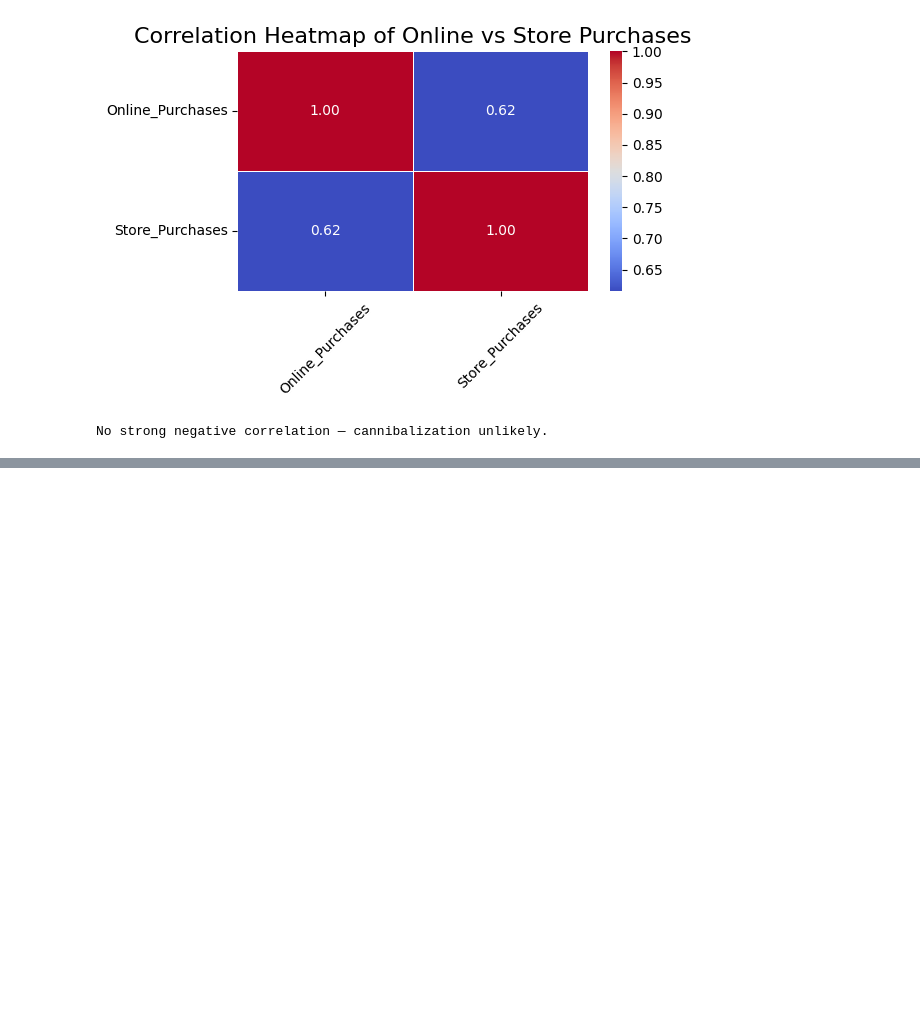
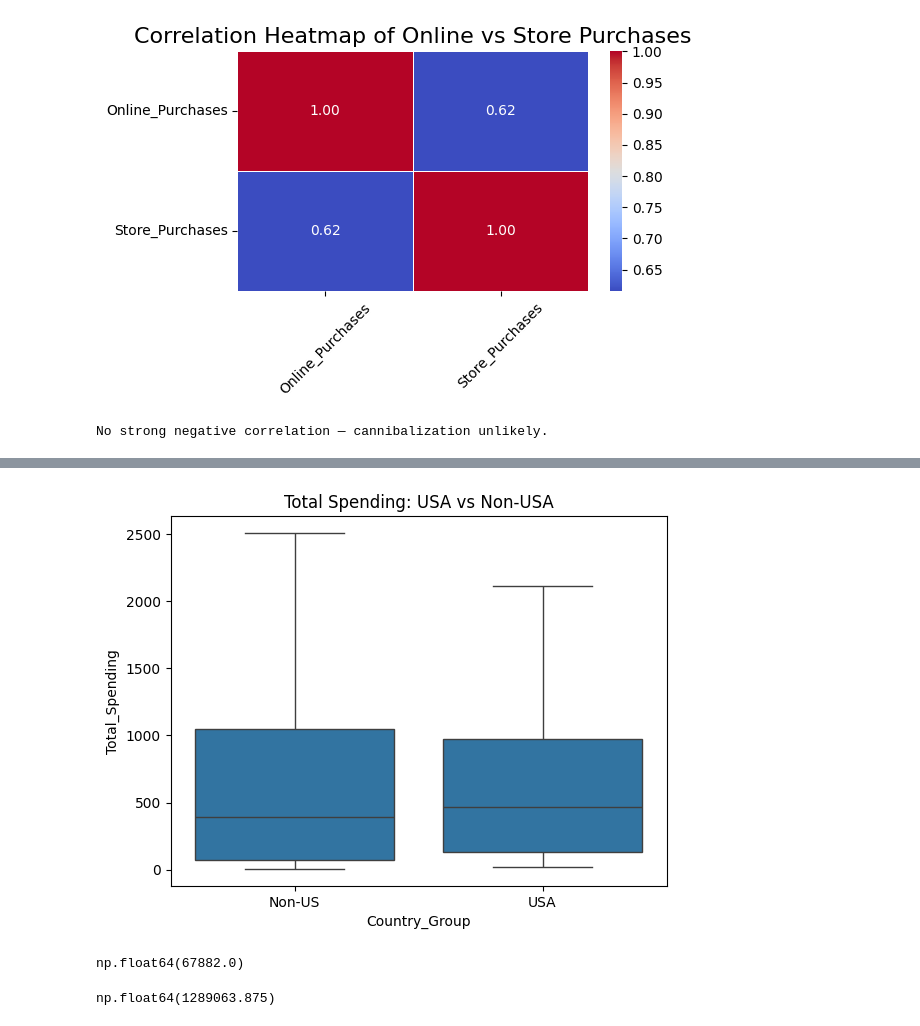
Before and after one commit to svinnapolean/Applied-Data-Science-P2, a Jupyter notebook: marketing_campaigns_project2.ipynb, the cells around one changed output, grey strips where cells are left out. Saved outputs shown, nothing was run; the diff lists cells and outputs as text; code cells hidden in the pictures; blank space fills up the shorter version.

```diff
--- a/marketing_campaigns_project2.ipynb
+++ b/marketing_campaigns_project2.ipynb
@@ -723,0 +773,16 @@ No strong negative correlation — cannibalization unlikely.
+# %%
+sns.boxplot(x='Country_Group', y='Total_Spending', data=df.assign(
+    Country_Group=df['Country'].apply(lambda x: 'USA' if x == 'US' else 'Non-US')
+))
+plt.title('Total Spending: USA vs Non-USA')
+plt.show()
+# %% [output]
+[figure, added]
+# %%
+usa_spending.sum()
+# %% [output]
+np.float64(67882.0)
+# %%
+non_usa_spending.sum()
+# %% [output]
+np.float64(1289063.875)
```
Also changed, not shown: parts of 15 cells of this notebook.
